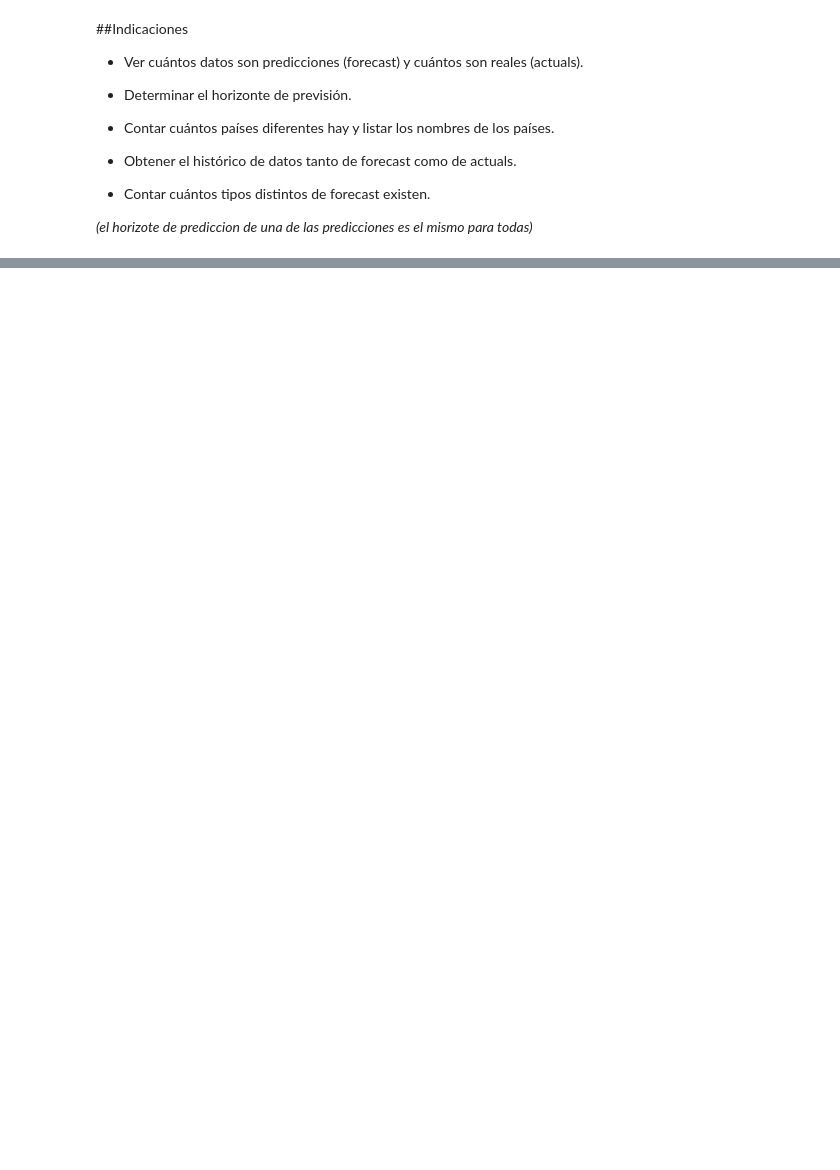
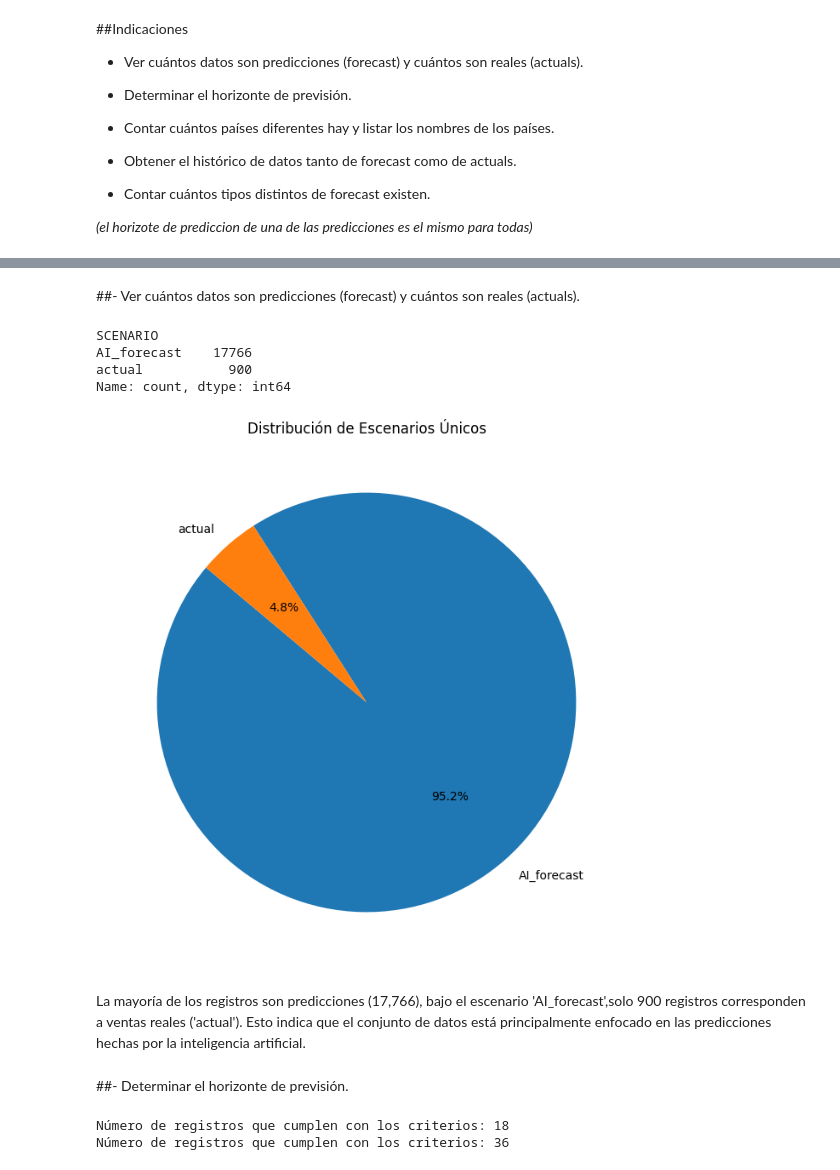
Before and after one commit to Luciavaldera/ufv-VISUALIZACION-DE-DATOS, a Jupyter notebook: ejercicios_clase/Clase2.ipynb, the cells around one changed output, grey strips where cells are left out. Cells and saved outputs as stored; diff of their text form; code cells hidden in the pictures; blank space fills up the shorter version.

```diff
--- a/ejercicios_clase/Clase2.ipynb
+++ b/ejercicios_clase/Clase2.ipynb
@@ -132,10 +103,0 @@ fig.show()
-# %%
-# Crear una columna de fecha combinando año y mes
-df['DATE'] = pd.to_datetime(df[['YEAR', 'MONTH']].assign(DAY=1))
-
-# Agrupar las ventas por fecha
-ventas_fecha = df.groupby('DATE')['AMOUNT'].sum().reset_index()
-
-# Graficar la distribución de ventas por fecha
-fig = px.line(ventas_fecha, x='DATE', y='AMOUNT', title='Distribución de Ventas por Mes y Año')
-fig.show()
@@ -201,0 +104,34 @@ predicciones_espana.head()
+# %% [markdown]
+##- Ver cuántos datos son predicciones (forecast) y cuántos son reales (actuals).
+# %%
+
+count_scenarios = df['SCENARIO'].value_counts()
+print(count_scenarios)
+# %% [output]
+SCENARIO
+AI_forecast    17766
+actual           900
+Name: count, dtype: int64
+# %%
+import matplotlib.pyplot as plt
+plt.figure(figsize=(8, 8))
+plt.pie(count_scenarios, labels=count_scenarios.index, autopct='%1.1f%%', startangle=140)
+plt.title("Distribución de Escenarios Únicos")
+plt.show()
+# %% [output]
+[figure, added]
+# %% [markdown]
+La mayoría de los registros son predicciones (17,766), bajo el escenario 'AI_forecast',solo 900 registros corresponden a ventas reales ('actual').
+Esto indica que el conjunto de datos está principalmente enfocado en las predicciones hechas por la inteligencia artificial.
+# %% [markdown]
+##- Determinar el horizonte de previsión.
+# %%
+
+numero_de_registros = df[(df['COUNTRY'] == 'Portugal') & (df['SUBBRAND'] == 'Lipton (L3)') & (df['FORECAST'] == 'AI_P02F')].shape[0]
+numero_de_registros2 = df[(df['COUNTRY'] == 'Denmark') & (df['SUBBRAND'] == 'Pepsi Max (L3)') & (df['FORECAST'] == 'AI_P02F')].shape[0]
+
+print("Número de registros que cumplen con los criterios:", numero_de_registros)
+print("Número de registros que cumplen con los criterios:", numero_de_registros2)
+# %% [output]
+Número de registros que cumplen con los criterios: 18
+Número de registros que cumplen con los criterios: 36
```
Also changed, not shown: parts of 69 cells of this notebook.
